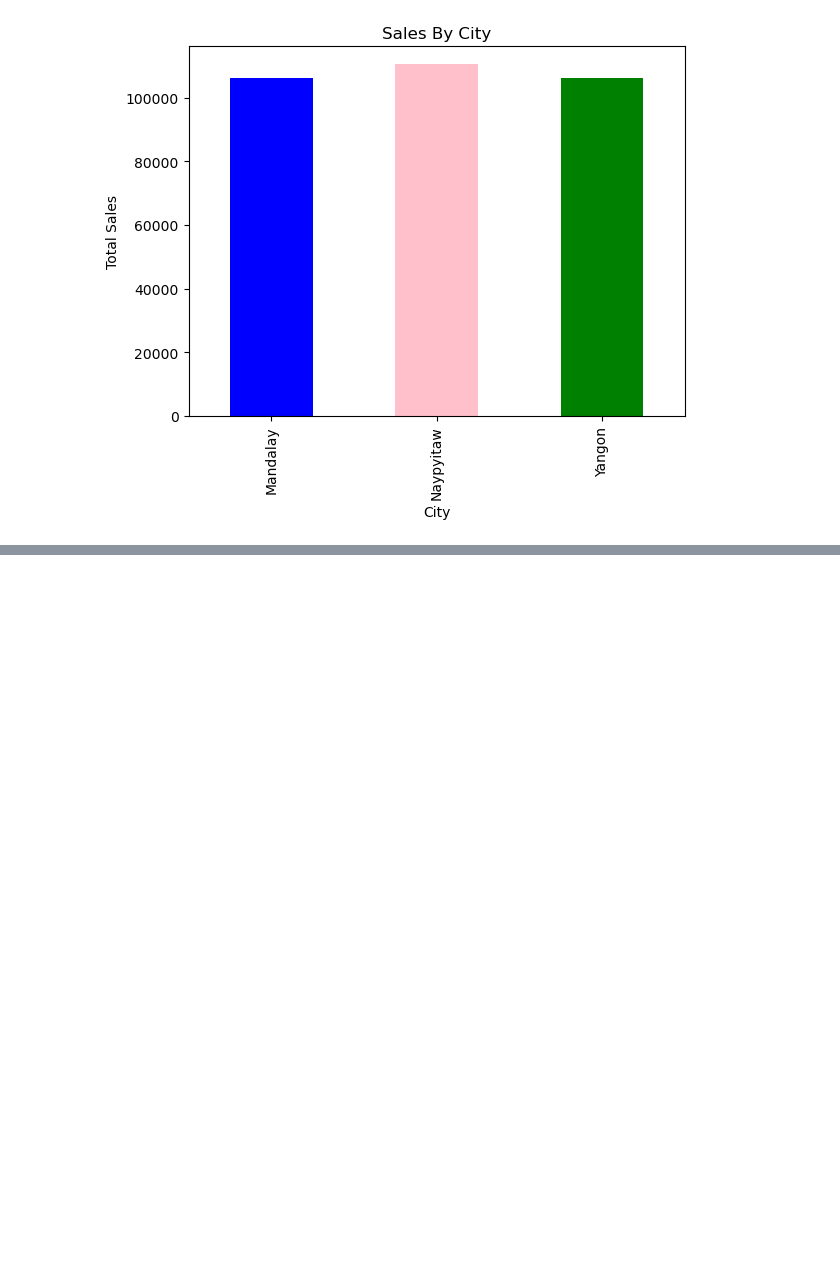
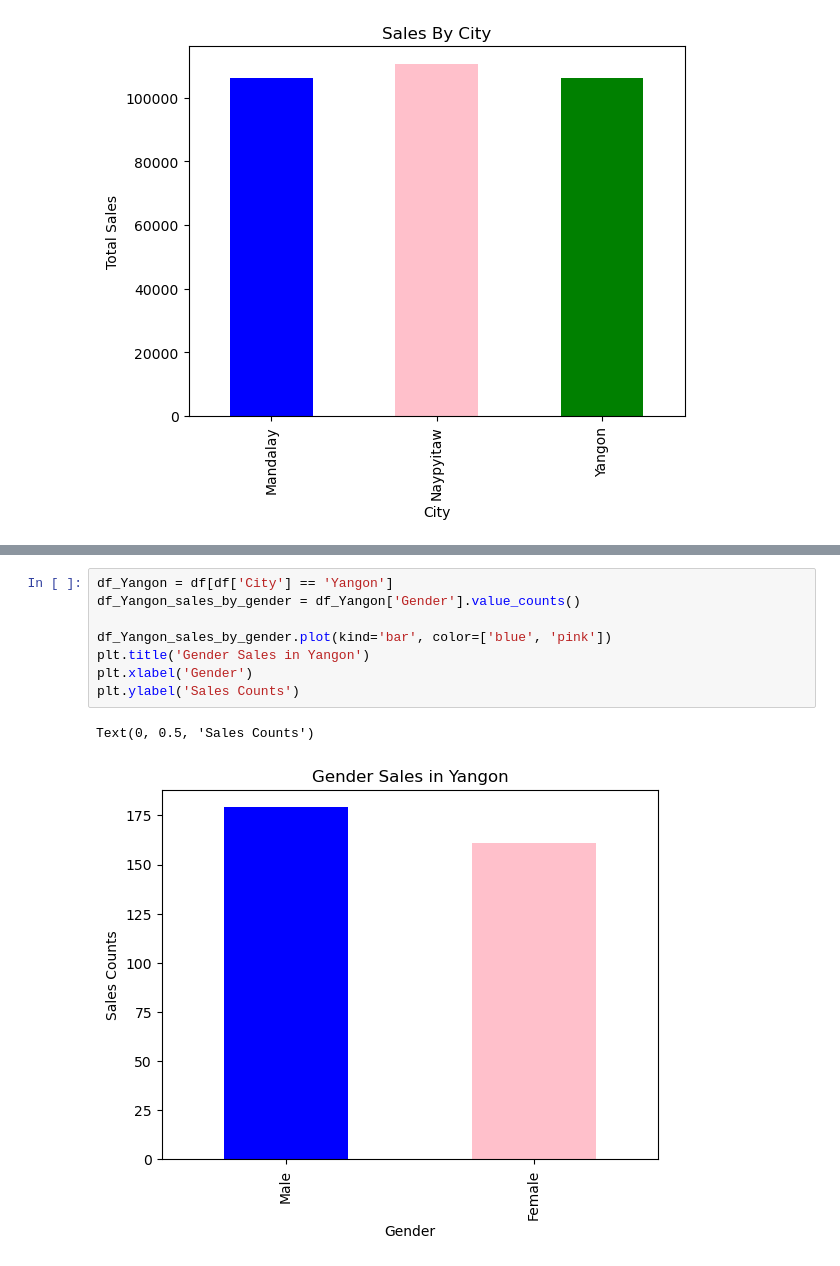
Before and after one commit to NiallGF/First-data-project, a Jupyter notebook: Kaggle Project/Workbooks/Data Visualisation.ipynb, the cells around one changed output, grey strips where cells are left out. Saved outputs shown, nothing was run; the diff lists cells and outputs as text; blank space fills up the shorter version.

```diff
--- a/Kaggle Project/Workbooks/Data Visualisation.ipynb
+++ b/Kaggle Project/Workbooks/Data Visualisation.ipynb
@@ -27,0 +48,11 @@ df_Naypyitaw_gender_count = df.groupby(['
+# %%
+df_Yangon = df[df['City'] == 'Yangon']
+df_Yangon_sales_by_gender = df_Yangon['Gender'].value_counts()
+
+df_Yangon_sales_by_gender.plot(kind='bar', color=['blue', 'pink'])
+plt.title('Gender Sales in Yangon')
+plt.xlabel('Gender')
+plt.ylabel('Sales Counts')
+# %% [output]
+Text(0, 0.5, 'Sales Counts')
+[figure, added]
```
Also changed, not shown: parts of 5 cells of this notebook.
